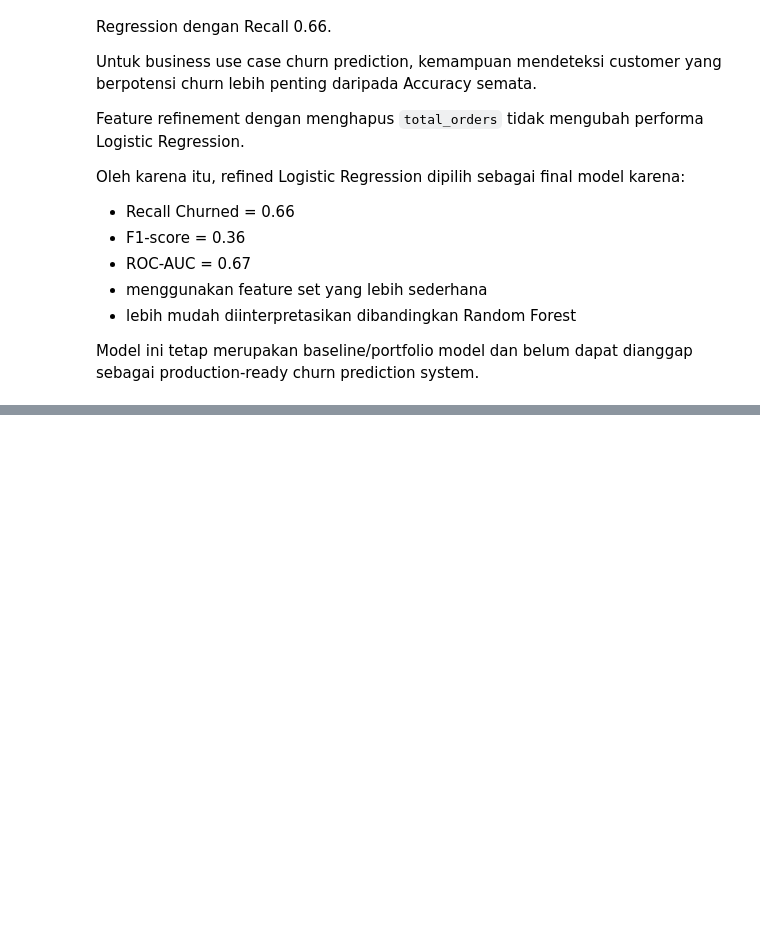
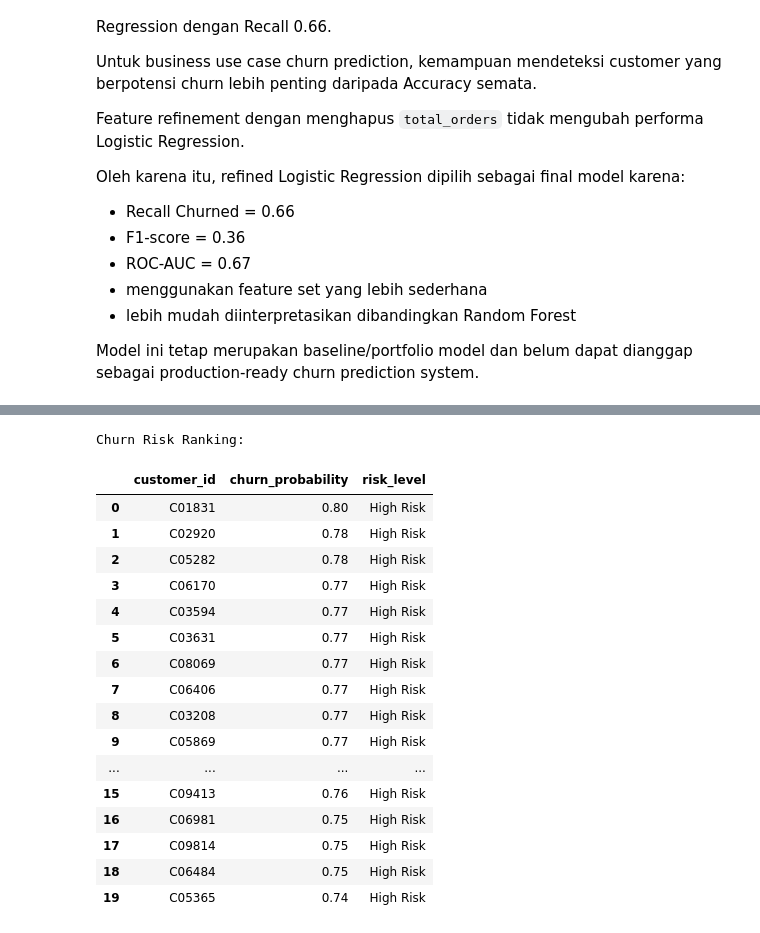
Before and after one commit to DzuNa76/ai-business-intelligence, a Jupyter notebook: notebooks/06_churn_prediction.ipynb, the cells around one changed output, grey strips where cells are left out. Cells and saved outputs as stored; diff of their text form; code cells hidden in the pictures; blank space fills up the shorter version.

```diff
--- a/notebooks/06_churn_prediction.ipynb
+++ b/notebooks/06_churn_prediction.ipynb
@@ -1527,0 +1662,52 @@ dianggap sebagai production-ready churn prediction system.
+# %%
+# Generate churn probability using the final model
+churn_probability = refined_logistic_model.predict_proba(
+    X_test_refined
+)[:, 1]
+
+# Get customer IDs from the original test dataset
+customer_ids = customer_features.loc[
+    X_test_refined.index,
+    "customer_id"
+]
+
+# Create churn risk ranking
+churn_risk = pd.DataFrame({
+    "customer_id": customer_ids.values,
+    "churn_probability": churn_probability
+})
+
+# Define business risk levels
+churn_risk["risk_level"] = pd.cut(
+    churn_risk["churn_probability"],
+    bins=[-float("inf"), 0.40, 0.70, float("inf")],
+    labels=["Low Risk", "Medium Risk", "High Risk"]
+)
+
+# Sort from highest to lowest churn probability
+churn_risk = churn_risk.sort_values(
+    "churn_probability",
+    ascending=False
+).reset_index(drop=True)
+
+print("Churn Risk Ranking:")
+display(churn_risk.head(20))
+# %% [output]
+Churn Risk Ranking:
+|  | customer_id | churn_probability | risk_level |
+| 0 | C01831 | 0.80 | High Risk |
+| 1 | C02920 | 0.78 | High Risk |
+| 2 | C05282 | 0.78 | High Risk |
+| 3 | C06170 | 0.77 | High Risk |
+| 4 | C03594 | 0.77 | High Risk |
+| 5 | C03631 | 0.77 | High Risk |
+| 6 | C08069 | 0.77 | High Risk |
+| 7 | C06406 | 0.77 | High Risk |
+| 8 | C03208 | 0.77 | High Risk |
+| 9 | C05869 | 0.77 | High Risk |
+| ... | ... | ... | ... |
+| 15 | C09413 | 0.76 | High Risk |
+| 16 | C06981 | 0.75 | High Risk |
+| 17 | C09814 | 0.75 | High Risk |
+| 18 | C06484 | 0.75 | High Risk |
+| 19 | C05365 | 0.74 | High Risk |
```
Also changed, not shown: parts of 17 cells of this notebook.
